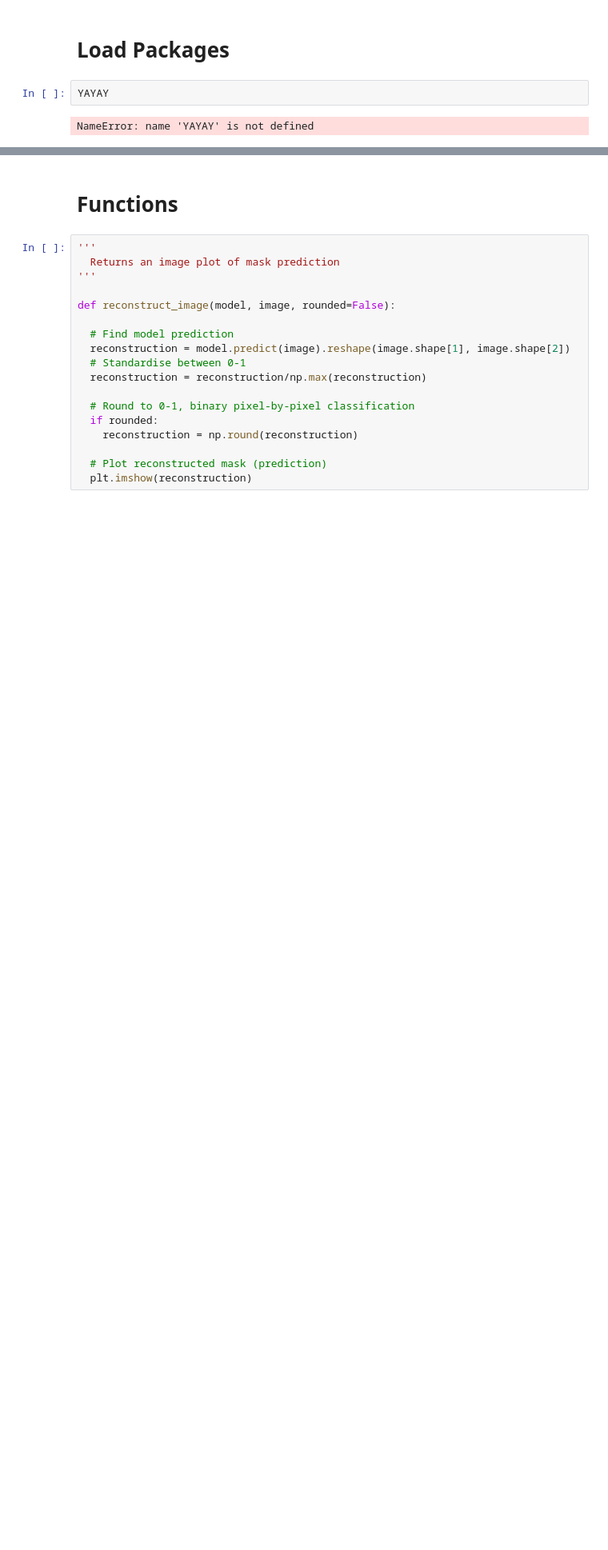
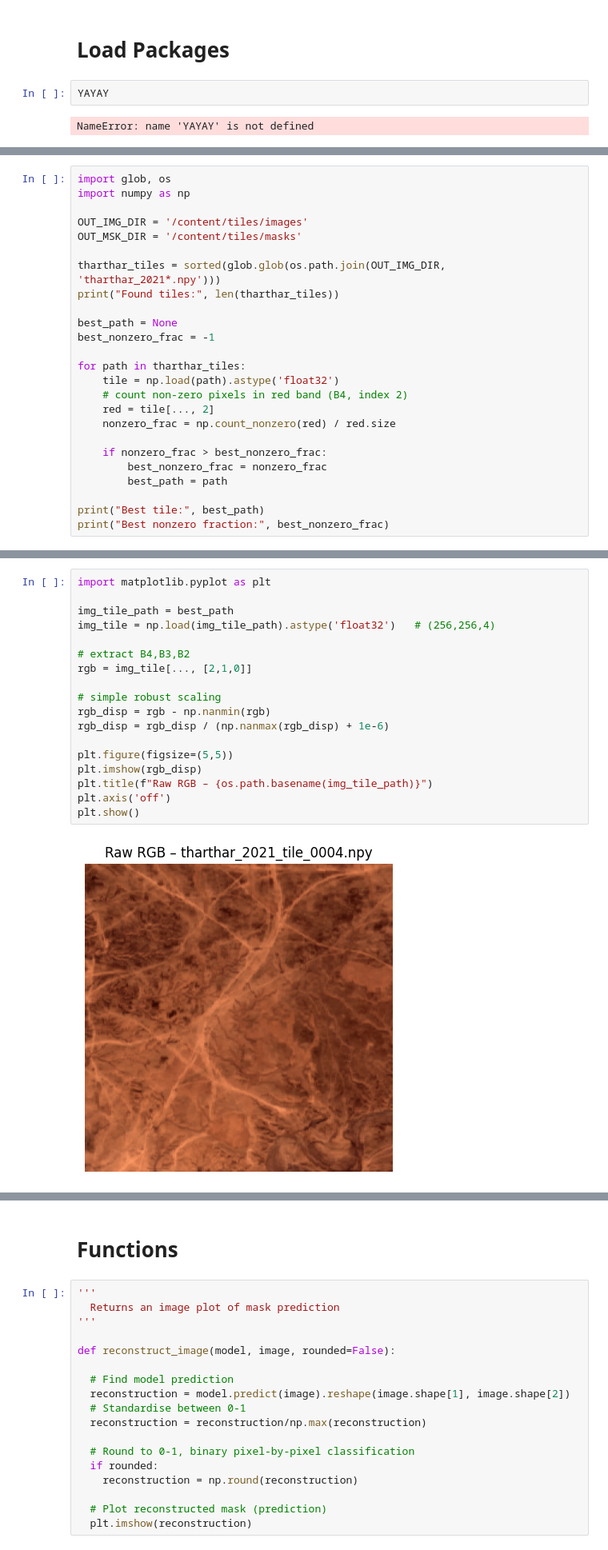
Before and after one commit to robotics-hana/COMP0173, a Jupyter notebook: Iraq_Lake_Classifier.ipynb, the cells around one changed output, grey strips where cells are left out. Shown at 80% size. Drawn from its saved outputs; the diff is of its cells as text; blank space fills up the shorter version.

```diff
--- a/Iraq_Lake_Classifier.ipynb
+++ b/Iraq_Lake_Classifier.ipynb
@@ -76,0 +292,25 @@ PIL.Image.open(r"{}Training/images/Amazon_1110.tiff_25.tiff".format(base_dir))
+# %%
+import glob, os
+import numpy as np
+
+OUT_IMG_DIR = '/content/tiles/images'
+OUT_MSK_DIR = '/content/tiles/masks'
+
+tharthar_tiles = sorted(glob.glob(os.path.join(OUT_IMG_DIR, 'tharthar_2021*.npy')))
+print("Found tiles:", len(tharthar_tiles))
+
+best_path = None
+best_nonzero_frac = -1
+
+for path in tharthar_tiles:
+    tile = np.load(path).astype('float32')
+    # count non-zero pixels in red band (B4, index 2)
+    red = tile[..., 2]
+    nonzero_frac = np.count_nonzero(red) / red.size
+
+    if nonzero_frac > best_nonzero_frac:
+        best_nonzero_frac = nonzero_frac
+        best_path = path
+
+print("Best tile:", best_path)
+print("Best nonzero fraction:", best_nonzero_frac)
@@ -76,0 +321,20 @@ PIL.Image.open(r"{}Training/images/Amazon_1110.tiff_25.tiff".format(base_dir))
+# %%
+import matplotlib.pyplot as plt
+
+img_tile_path = best_path
+img_tile = np.load(img_tile_path).astype('float32')   # (256,256,4)
+
+# extract B4,B3,B2
+rgb = img_tile[..., [2,1,0]]
+
+# simple robust scaling
+rgb_disp = rgb - np.nanmin(rgb)
+rgb_disp = rgb_disp / (np.nanmax(rgb_disp) + 1e-6)
+
+plt.figure(figsize=(5,5))
+plt.imshow(rgb_disp)
+plt.title(f"Raw RGB – {os.path.basename(img_tile_path)}")
+plt.axis('off')
+plt.show()
+# %% [output]
+[figure, added]
```
Also changed, not shown: parts of 68 cells of this notebook.
